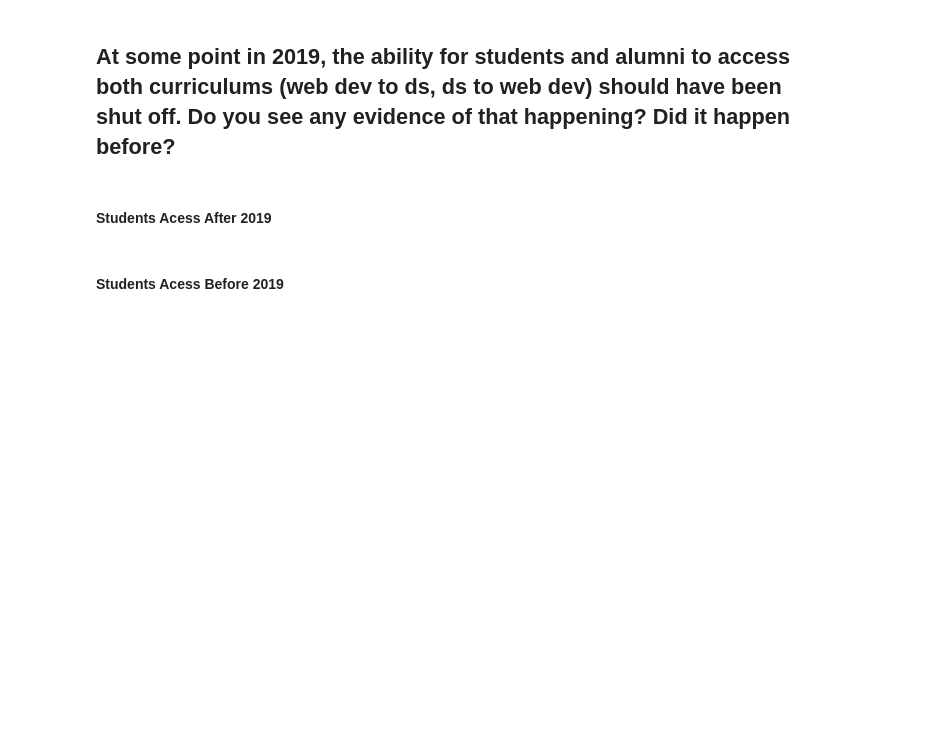
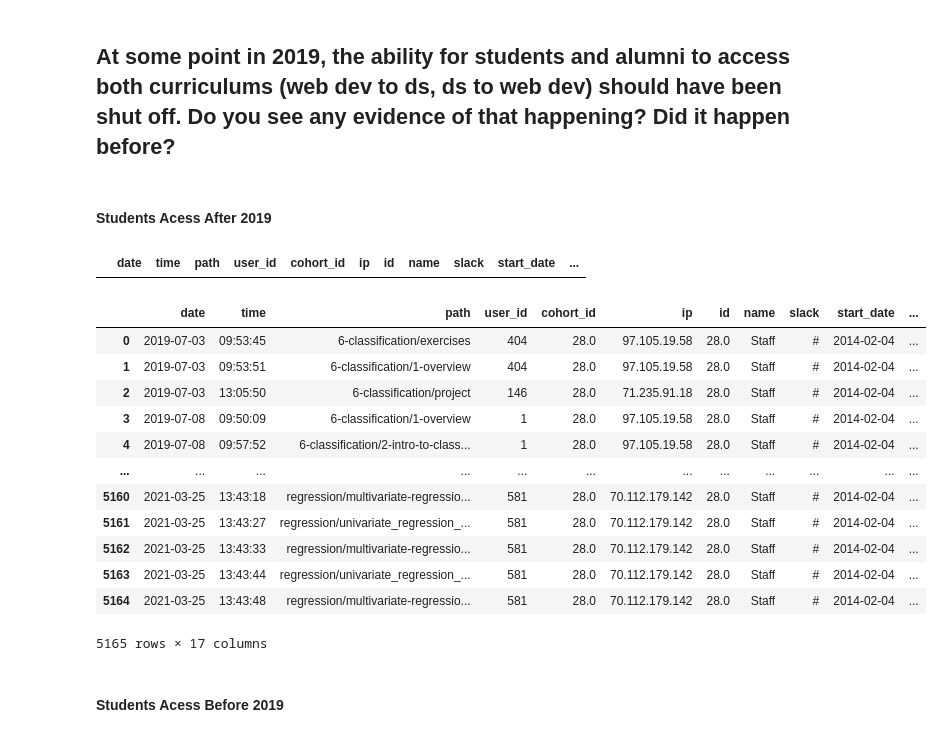
Before and after one commit to Yvette-Allante-Michael-Naomi/anomaly-project, a Jupyter notebook: Final_Report.ipynb, the cells around one changed output. Saved outputs shown, nothing was run; the diff lists cells and outputs as text; code cells hidden in the pictures; blank space fills up the shorter version.

```diff
--- a/Final_Report.ipynb
+++ b/Final_Report.ipynb
@@ -122,4 +326,4 @@ e.get_cohort_top10_paths('Florence', data_science)
 students_2019n_after = df['2019':]
 # %%
 # Seperate web develpment students from Data Science students
-web_after2019, data_after2019 = seperate_students_webdev_vs_datasci(students_2019n_after)
+web_after2019, data_after2019 = e.seperate_students_webdev_vs_datasci(students_2019n_after)
@@ -126,7 +333,25 @@ web_after2019, data_after2019 = seperate_students_webdev_vs_datasci(students_201
 # %%
-get_double_acess(data_after2019,['java','html','css','spring'])
+# obtain instances of cross curriculumn acess using java key words.
+e.get_double_acess(data_after2019,['java','html','css','spring'])
+# %% [output]
+|  | date | time | path | user_id | cohort_id | ip | id | name | slack | start_date | ... |
 # %%
-get_double_acess(webde_after2019,['classification','stats','excel'])
+# obtain instances of cross curriculumn acess using data science key words.
+e.get_double_acess(web_after2019,['classification','stats','excel'])
+# %% [output]
+|  | date | time | path | user_id | cohort_id | ip | id | name | slack | start_date | ... |
+| 0 | 2019-07-03 | 09:53:45 | 6-classification/exercises | 404 | 28.0 | 97.105.19.58 | 28.0 | Staff | # | 2014-02-04 | ... |
+| 1 | 2019-07-03 | 09:53:51 | 6-classification/1-overview | 404 | 28.0 | 97.105.19.58 | 28.0 | Staff | # | 2014-02-04 | ... |
+| 2 | 2019-07-03 | 13:05:50 | 6-classification/project | 146 | 28.0 | 71.235.91.18 | 28.0 | Staff | # | 2014-02-04 | ... |
+| 3 | 2019-07-08 | 09:50:09 | 6-classification/1-overview | 1 | 28.0 | 97.105.19.58 | 28.0 | Staff | # | 2014-02-04 | ... |
+| 4 | 2019-07-08 | 09:57:52 | 6-classification/2-intro-to-class... | 1 | 28.0 | 97.105.19.58 | 28.0 | Staff | # | 2014-02-04 | ... |
+| ... | ... | ... | ... | ... | ... | ... | ... | ... | ... | ... | ... |
+| 5160 | 2021-03-25 | 13:43:18 | regression/multivariate-regressio... | 581 | 28.0 | 70.112.179.142 | 28.0 | Staff | # | 2014-02-04 | ... |
+| 5161 | 2021-03-25 | 13:43:27 | regression/univariate_regression_... | 581 | 28.0 | 70.112.179.142 | 28.0 | Staff | # | 2014-02-04 | ... |
+| 5162 | 2021-03-25 | 13:43:33 | regression/multivariate-regressio... | 581 | 28.0 | 70.112.179.142 | 28.0 | Staff | # | 2014-02-04 | ... |
+| 5163 | 2021-03-25 | 13:43:44 | regression/univariate_regression_... | 581 | 28.0 | 70.112.179.142 | 28.0 | Staff | # | 2014-02-04 | ... |
+| 5164 | 2021-03-25 | 13:43:48 | regression/multivariate-regressio... | 581 | 28.0 | 70.112.179.142 | 28.0 | Staff | # | 2014-02-04 | ... |
+5165 rows × 17 columns
 # %% [markdown]
 #### Students Acess Before 2019
 # %%
```
Also changed, not shown: parts of 34 cells of this notebook.
